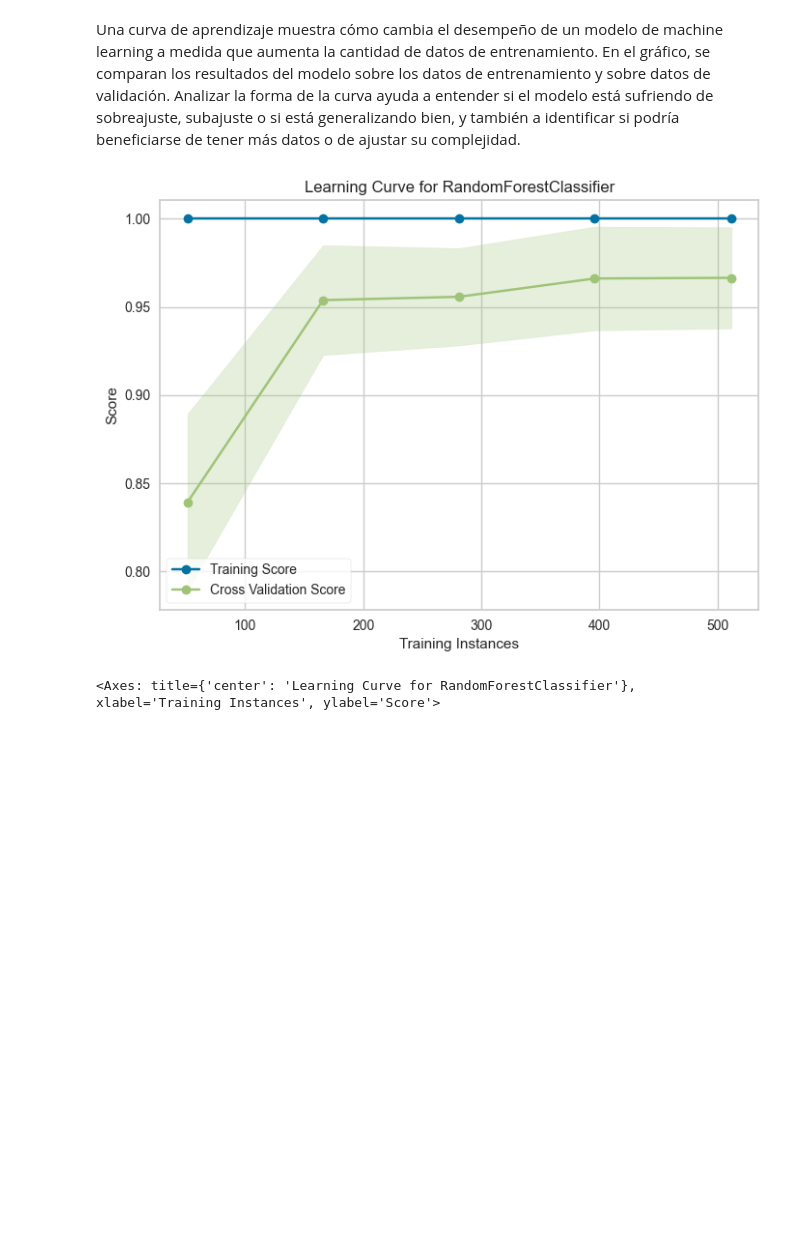
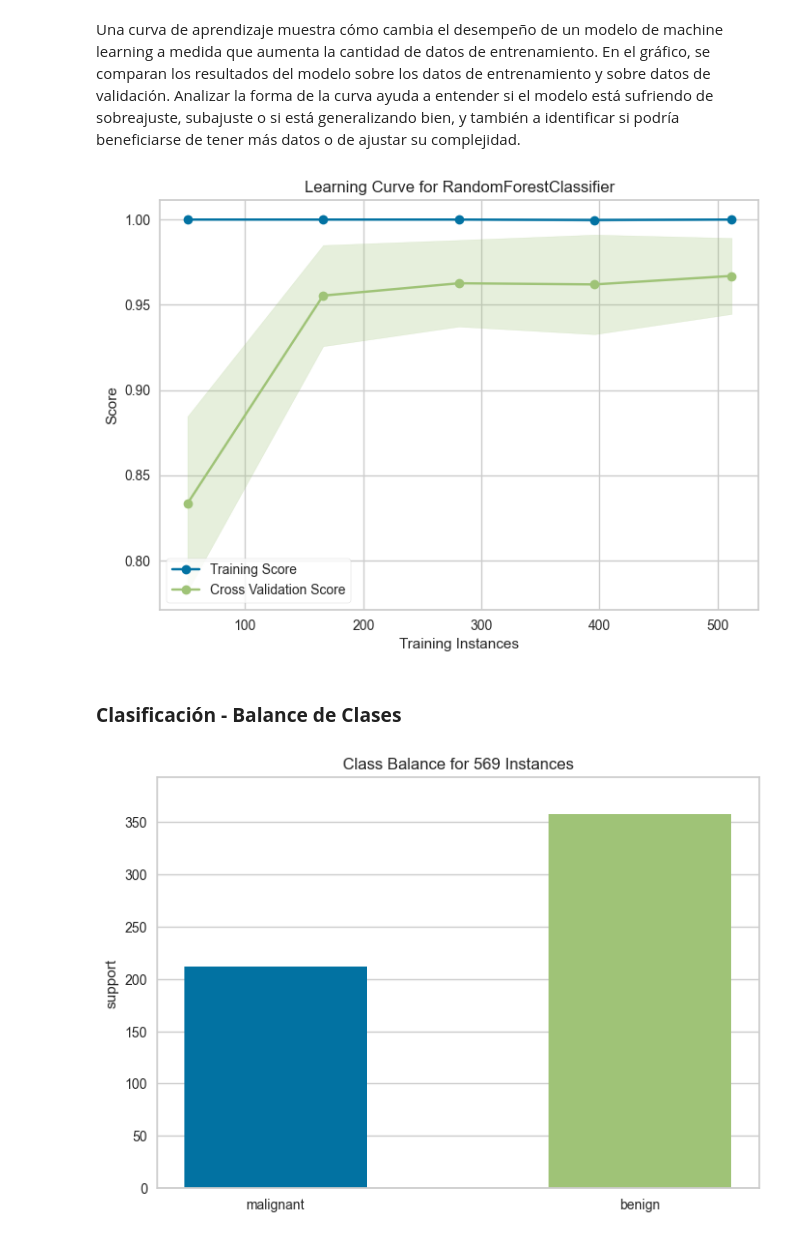
Before and after one commit to JuanFeA98/Machine_Learning, a Jupyter notebook: 04.Model_Evaluation/YellowBrick.ipynb, the cells around one changed output. Cells and saved outputs as stored; diff of their text form; code cells hidden in the pictures; blank space fills up the shorter version.

```diff
--- a/04.Model_Evaluation/YellowBrick.ipynb
+++ b/04.Model_Evaluation/YellowBrick.ipynb
@@ -64,8 +77,20 @@ visualizer = LearningCurve(
     scoring='f1'
 )
 
-visualizer.fit(X, y)
+visualizer.fit(X_breast, y_breast)
 visualizer.show()
+plt.show()
 # %% [output]
-[figure, old version]
+[figure, new version]
-<Axes: title={'center': 'Learning Curve for RandomForestClassifier'}, xlabel='Training Instances', ylabel='Score'>
+# %% [markdown]
+### **Clasificación - Balance de Clases**
+# %%
+visualizer = ClassBalance(
+    labels=classes
+)
+
+visualizer.fit(y_breast)
+visualizer.show()
+plt.show()
+# %% [output]
+[figure, added]
```
Also changed, not shown: parts of 13 cells of this notebook.
